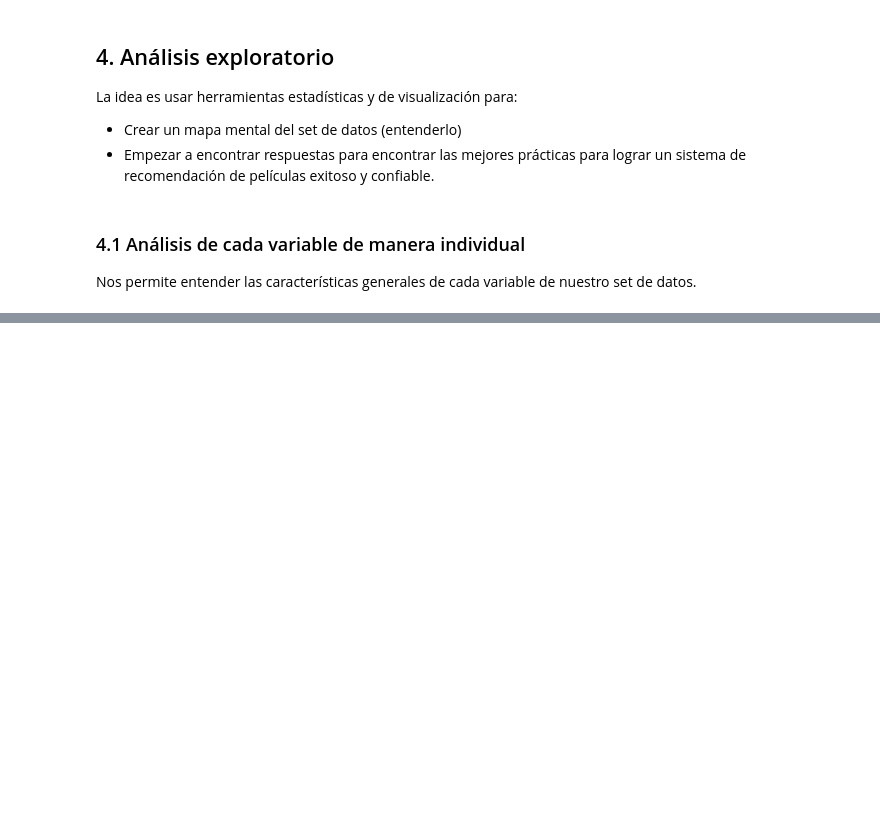
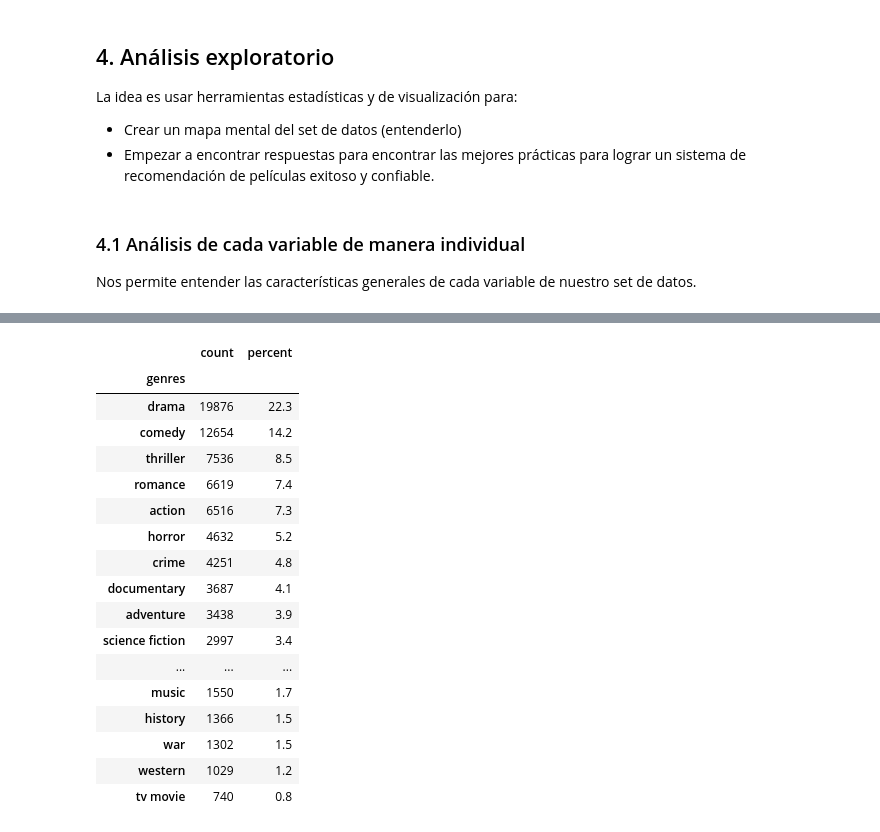
Before and after one commit to villarrealfx/PI-01-MLOps-Henry, a Jupyter notebook: EDA-(Exploratory-Data-Analysis-ML.ipynb, the cells around one changed output, grey strips where cells are left out. Saved outputs shown, nothing was run; the diff lists cells and outputs as text; code cells hidden in the pictures; blank space fills up the shorter version.

```diff
--- a/EDA-(Exploratory-Data-Analysis-ML.ipynb
+++ b/EDA-(Exploratory-Data-Analysis-ML.ipynb
@@ -219,0 +126,24 @@ similarity = cosine_similarity(vector)
+# %%
+# Vizualizar cuantos datos y su porcentaje del total por genero
+count = data['genres'].value_counts()
+percent = 100 * data['genres'].value_counts(normalize=True)
+pd.DataFrame({'count': count, 'percent': percent.round(1)})
+# %% [output]
+|  | count | percent |
+| genres |  |  |
+| drama | 19876 | 22.3 |
+| comedy | 12654 | 14.2 |
+| thriller | 7536 | 8.5 |
+| romance | 6619 | 7.4 |
+| action | 6516 | 7.3 |
+| horror | 4632 | 5.2 |
+| crime | 4251 | 4.8 |
+| documentary | 3687 | 4.1 |
+| adventure | 3438 | 3.9 |
+| science fiction | 2997 | 3.4 |
+| ... | ... | ... |
+| music | 1550 | 1.7 |
+| history | 1366 | 1.5 |
+| war | 1302 | 1.5 |
+| western | 1029 | 1.2 |
+| tv movie | 740 | 0.8 |
```
Also changed, not shown: parts of 37 cells of this notebook, 4 other files.
